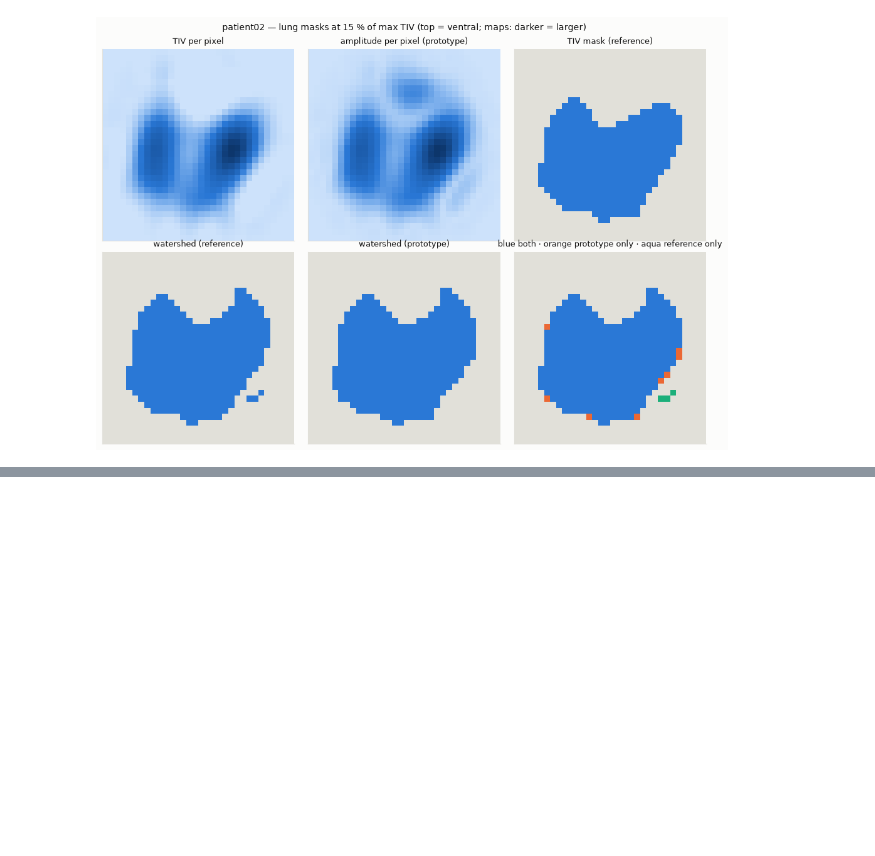
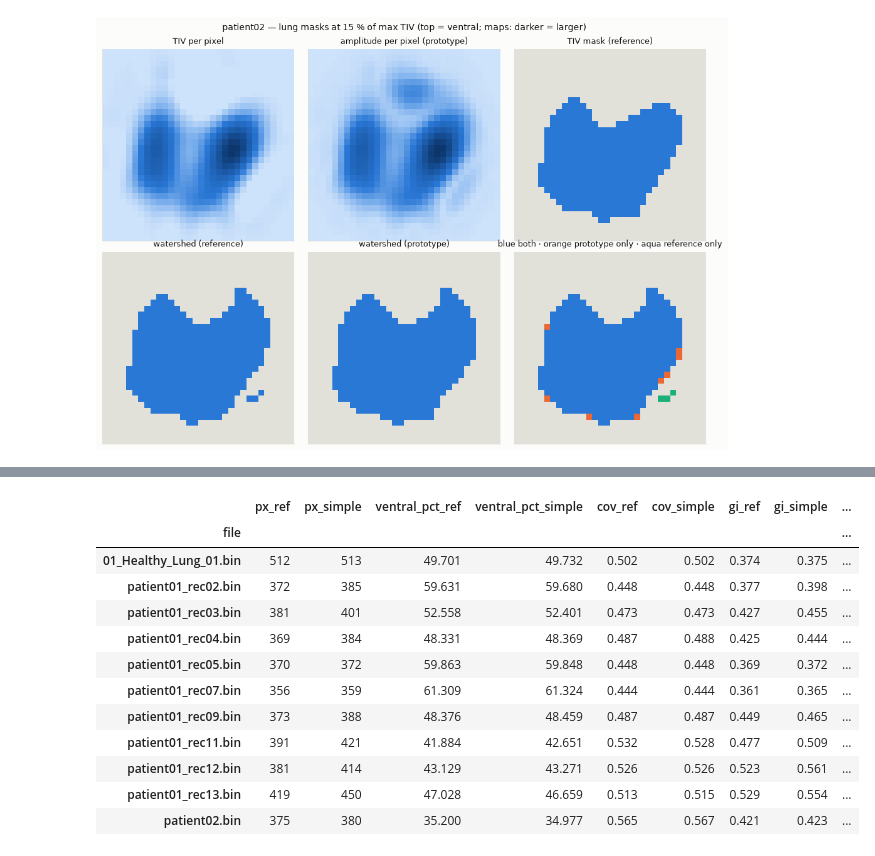
Before and after one commit to Kernel236/fastEIT, a Jupyter notebook: notebooks/05_preprocessing_choices.ipynb, the cells around one changed output, grey strips where cells are left out. Cells and saved outputs as stored; diff of their text form; code cells hidden in the pictures; blank space fills up the shorter version.

```diff
--- a/notebooks/05_preprocessing_choices.ipynb
+++ b/notebooks/05_preprocessing_choices.ipynb
@@ -475,0 +483,60 @@ plt.tight_layout(); plt.show()
+# %%
+from scipy import ndimage
+
+
+def prepare(path):
+    # Same pipeline as analyse(): MDN-filtered pixels and eitprocessing breaths.
+    eit = next(iter(load_eit_data(path, vendor="draeger").eit_data.values()))
+    fs, pix = eit.sample_frequency, np.asarray(eit.pixel_impedance, dtype=float)
+    rr, hr = RateDetection("adult").apply(eit, suppress_length_warnings=True, suppress_edge_case_warning=True)
+    eit_f = copy.deepcopy(eit)
+    eit_f.pixel_impedance = MDNFilter(respiratory_rate=rr, heart_rate=hr).apply(pix, sample_frequency=fs, axis=0)
+    breaths = BreathDetection().find_breaths(eit_f.get_summed_impedance()).values
+    idx = [tuple(np.searchsorted(eit.time, [b.start_time, b.middle_time, b.end_time])) for b in breaths]
+    return eit_f, np.asarray(eit_f.pixel_impedance, dtype=float), idx
+
+
+def ventilation_indices(tidal_image, mask):
+    di = np.where(mask, tidal_image, 0.0)
+    rows = np.arange(di.shape[0])[:, None]
+    ventral_pct = 100 * di[: di.shape[0] // 2].sum() / di.sum()
+    cov = (di * rows).sum() / di.sum() / (di.shape[0] - 1)
+    lung = tidal_image[mask]
+    gi = np.abs(lung - np.median(lung)).sum() / np.abs(lung).sum()
+    return ventral_pct, cov, gi
+
+
+rows = []
+for path in FILES:
+    eit_f, pix_f, idx = prepare(path)
+    tiv_map, _, _, ws_simple = prototype_masks(pix_f, idx)
+    ws_ref = as_bool(WatershedLungspace(threshold_fraction=THRESHOLD).apply(eit_f))
+    v_ref, c_ref, g_ref = ventilation_indices(tiv_map, ws_ref)
+    v_sim, c_sim, g_sim = ventilation_indices(tiv_map, ws_simple)
+    extra = ws_simple & ~ws_ref
+    border = ws_ref & ~ndimage.binary_erosion(ws_ref)
+    rows.append({
+        "file": path.name, "px_ref": int(ws_ref.sum()), "px_simple": int(ws_simple.sum()),
+        "ventral_pct_ref": v_ref, "ventral_pct_simple": v_sim,
+        "cov_ref": c_ref, "cov_simple": c_sim, "gi_ref": g_ref, "gi_simple": g_sim,
+        "extra_px_tiv_pct_of_max": 100 * tiv_map[extra].mean() / tiv_map.max() if extra.any() else np.nan,
+        "extra_px_on_border_pct": 100 * ndimage.binary_dilation(border)[extra].mean() if extra.any() else np.nan,
+    })
+impact = pd.DataFrame(rows).set_index("file")
+impact["gi_difference"] = impact.gi_simple - impact.gi_ref
+with pd.option_context("display.precision", 3):
+    display(impact)
+# %% [output]
+|  | px_ref | px_simple | ventral_pct_ref | ventral_pct_simple | cov_ref | cov_simple | gi_ref | gi_simple | ... |
+| file |  |  |  |  |  |  |  |  | ... |
+| 01_Healthy_Lung_01.bin | 512 | 513 | 49.701 | 49.732 | 0.502 | 0.502 | 0.374 | 0.375 | ... |
+| patient01_rec02.bin | 372 | 385 | 59.631 | 59.680 | 0.448 | 0.448 | 0.377 | 0.398 | ... |
+| patient01_rec03.bin | 381 | 401 | 52.558 | 52.401 | 0.473 | 0.473 | 0.427 | 0.455 | ... |
+| patient01_rec04.bin | 369 | 384 | 48.331 | 48.369 | 0.487 | 0.488 | 0.425 | 0.444 | ... |
+| patient01_rec05.bin | 370 | 372 | 59.863 | 59.848 | 0.448 | 0.448 | 0.369 | 0.372 | ... |
+| patient01_rec07.bin | 356 | 359 | 61.309 | 61.324 | 0.444 | 0.444 | 0.361 | 0.365 | ... |
+| patient01_rec09.bin | 373 | 388 | 48.376 | 48.459 | 0.487 | 0.487 | 0.449 | 0.465 | ... |
+| patient01_rec11.bin | 391 | 421 | 41.884 | 42.651 | 0.532 | 0.528 | 0.477 | 0.509 | ... |
+| patient01_rec12.bin | 381 | 414 | 43.129 | 43.271 | 0.526 | 0.526 | 0.523 | 0.561 | ... |
+| patient01_rec13.bin | 419 | 450 | 47.028 | 46.659 | 0.513 | 0.515 | 0.529 | 0.554 | ... |
+| patient02.bin | 375 | 380 | 35.200 | 34.977 | 0.565 | 0.567 | 0.421 | 0.423 | ... |
```
Also changed, not shown: parts of 18 cells of this notebook.
